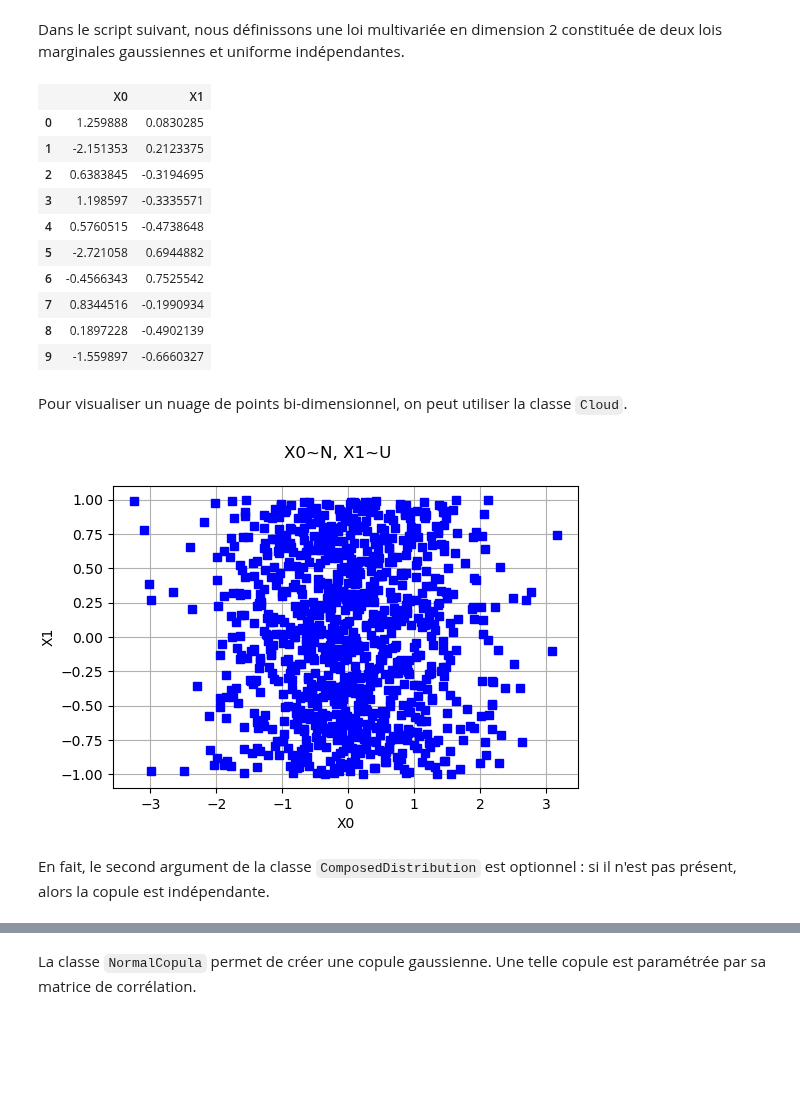
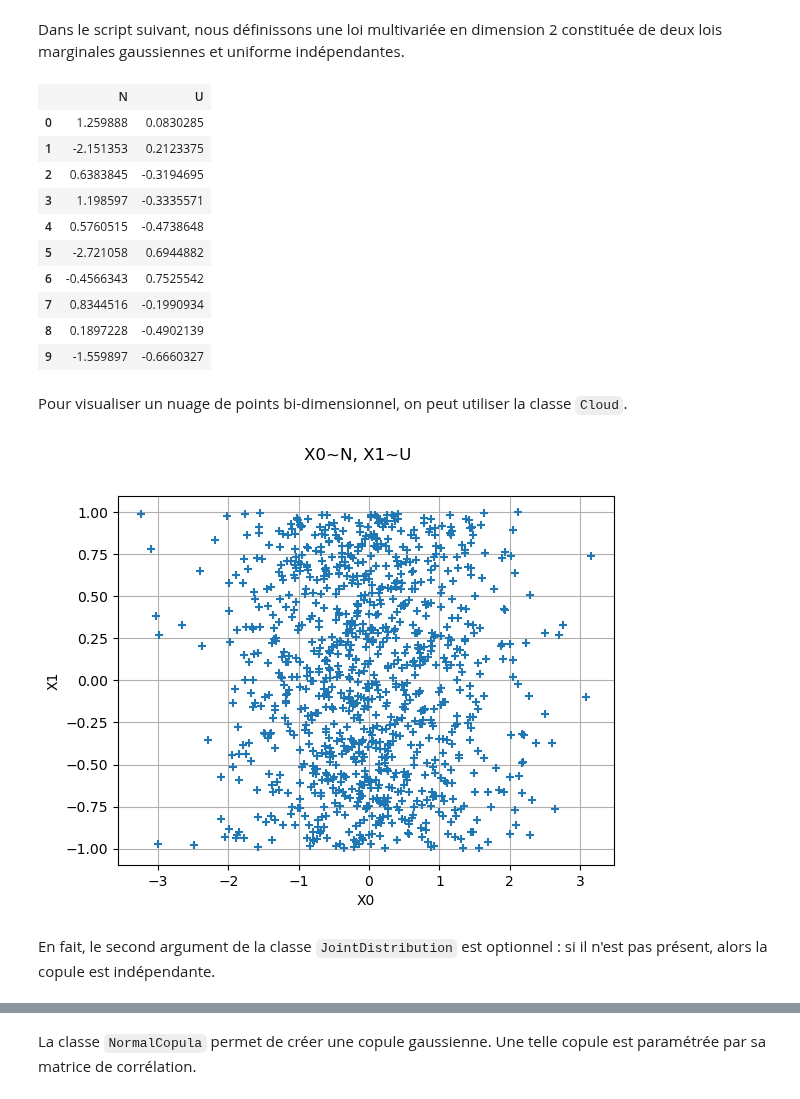
Before and after one commit to mbaudin47/otsupgalilee-eleve, a Jupyter notebook: 1-Intro-OT/Distributions.ipynb, the cells around one changed output, grey strips where cells are left out. Saved outputs shown, nothing was run; the diff lists cells and outputs as text; code cells hidden in the pictures; blank space fills up the shorter version.

Commit message:
Distributions.ipynb: Update to JointDistribution. Adds createGridFromGraphList

```diff
--- a/1-Intro-OT/Distributions.ipynb
+++ b/1-Intro-OT/Distributions.ipynb
@@ -107,12 +108,14 @@ Pour créer des lois multivariées, on peut utiliser deux méthodes :
 Dans le script suivant, nous définissons une loi multivariée en dimension 2 constituée de deux lois marginales gaussiennes et uniforme indépendantes.
 # %%
 n = ot.Normal()
+n.setDescription(["N"])
 u = ot.Uniform()
+u.setDescription(["U"])
 c = ot.IndependentCopula(2)
-d = ot.ComposedDistribution([n, u], c)
+d = ot.JointDistribution([n, u], c)
 d.getSample(10)
 # %% [output]
-|  | X0 | X1 |
+|  | N | U |
 | 0 | 1.259888 | 0.0830285 |
 | 1 | -2.151353 | 0.2123375 |
 | 2 | 0.6383845 | -0.3194695 |
@@ -128,12 +131,12 @@ Pour visualiser un nuage de points bi-dimensionnel, on peut utiliser la classe `
 # %%
 sample = d.getSample(1000)
 showAxes = True
 graph = ot.Graph("X0~N, X1~U", "X0", "X1", showAxes)
-cloud = ot.Cloud(sample, "blue", "fsquare", "")  # Create the cloud
+cloud = ot.Cloud(sample)  # Create the cloud
 graph.add(cloud)  # Then, add it to the graph
 graph
 # %% [output]
-[figure, old version]
+[figure, new version]
 # %% [markdown]
-En fait, le second argument de la classe `ComposedDistribution` est optionnel : si il n'est pas présent, alors la copule est indépendante.
+En fait, le second argument de la classe `JointDistribution` est optionnel : si il n'est pas présent, alors la copule est indépendante.
 # %%
```
Also changed, not shown: parts of 14 cells of this notebook, 5 other files.
